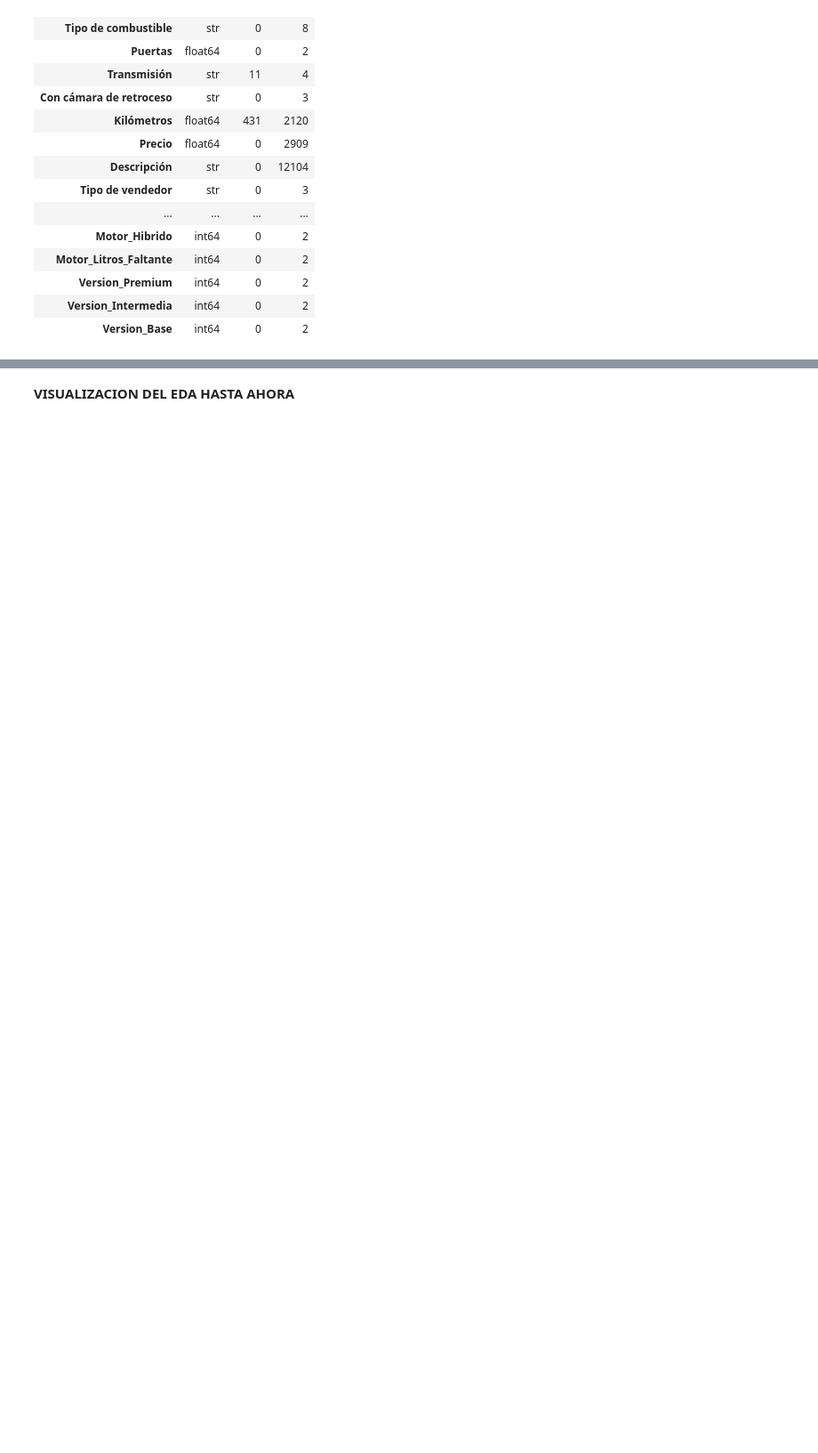
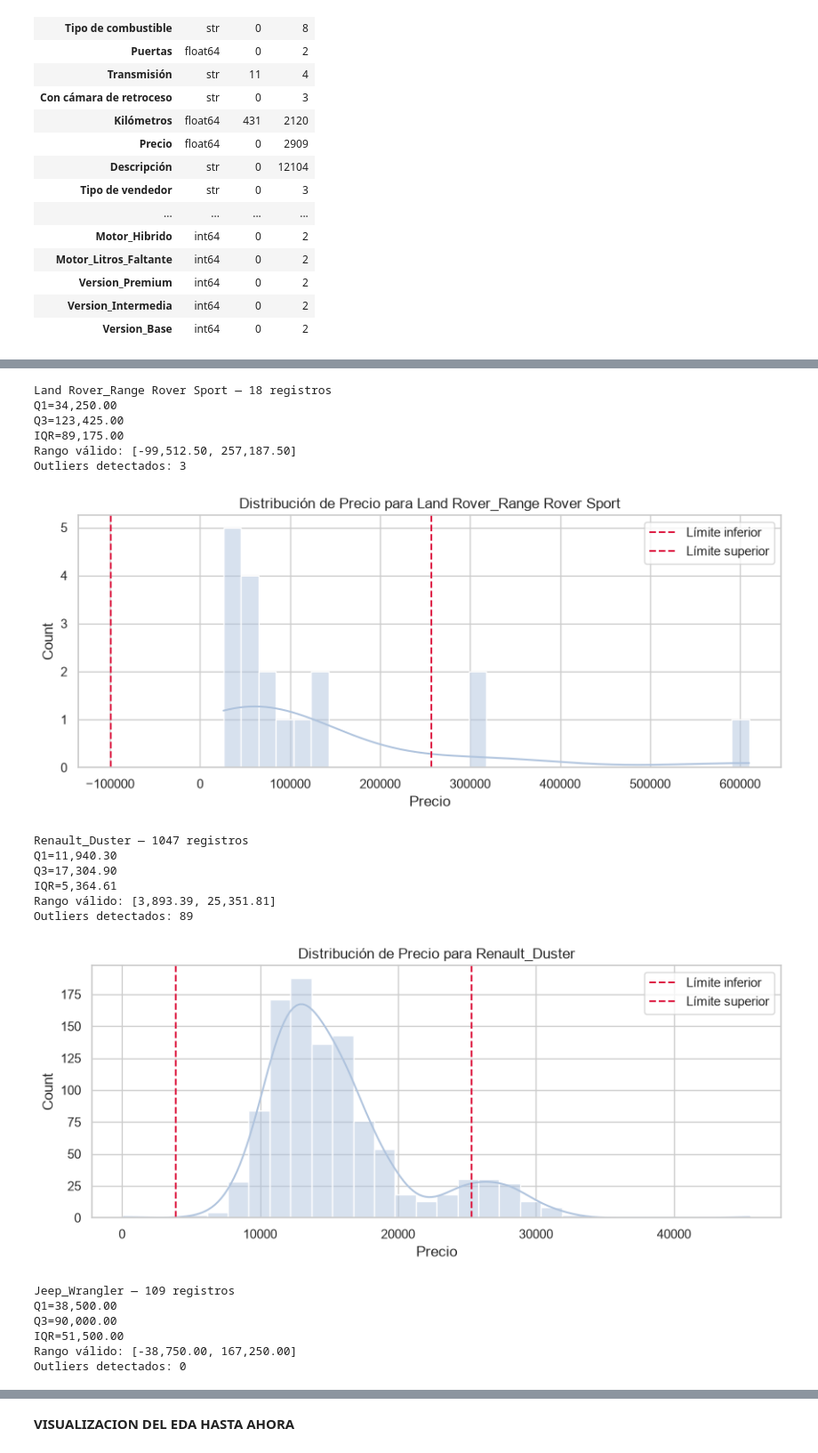
Before and after one commit to PilarOtero/Gurevich_Otero_Informe_PF, a Jupyter notebook: notebook/Gurevich_Otero_Notebook_PF.ipynb, the cells around one changed output, grey strips where cells are left out. Shown at 89% size. Cells and saved outputs as stored; diff of their text form; code cells hidden in the pictures; blank space fills up the shorter version.

Commit message:
termine sin outliers, queda NN

```diff
--- a/notebook/Gurevich_Otero_Notebook_PF.ipynb
+++ b/notebook/Gurevich_Otero_Notebook_PF.ipynb
@@ -312,0 +320,10 @@ summary
+# %%
+df_outliers = data_pre.copy()
+# %%
+df_outliers = flagear_outliers_por_grupo(
+    df_outliers,
+    grupo_col="Marca_Modelo",
+    col="Precio",
+    k=1.5,
+    min_registros=10
+)
@@ -312,0 +385,25 @@ summary
+# %%
+vista_outliers_marca= plot_grupo_especifico(df_outliers, grupo="Land Rover_Range Rover Sport", k=1.5)
+vista_outliers_marca_= plot_grupo_especifico(df_outliers, grupo="Renault_Duster", k=1.5)
+vista_outliers_marca_= plot_grupo_especifico(df_outliers, grupo="Jeep_Wrangler", k=1.5)
+# %% [output]
+Land Rover_Range Rover Sport — 18 registros
+Q1=34,250.00
+Q3=123,425.00
+IQR=89,175.00
+Rango válido: [-99,512.50, 257,187.50]
+Outliers detectados: 3
+[figure, added]
+Renault_Duster — 1047 registros
+Q1=11,940.30
+Q3=17,304.90
+IQR=5,364.61
+Rango válido: [3,893.39, 25,351.81]
+Outliers detectados: 89
+[figure, added]
+Jeep_Wrangler — 109 registros
+Q1=38,500.00
+Q3=90,000.00
+IQR=51,500.00
+Rango válido: [-38,750.00, 167,250.00]
+Outliers detectados: 0
```
Also changed, not shown: parts of 31 cells of this notebook, 5 other files.
